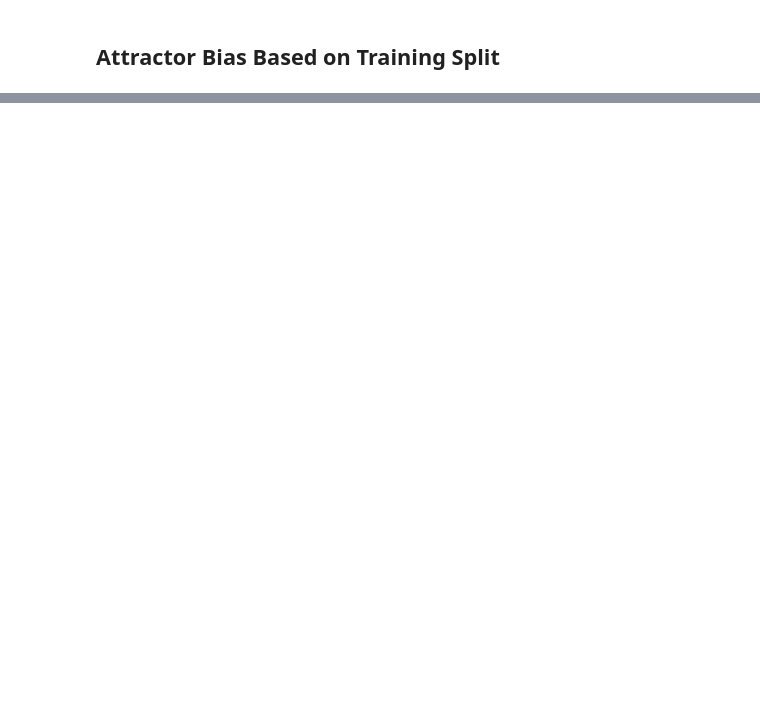
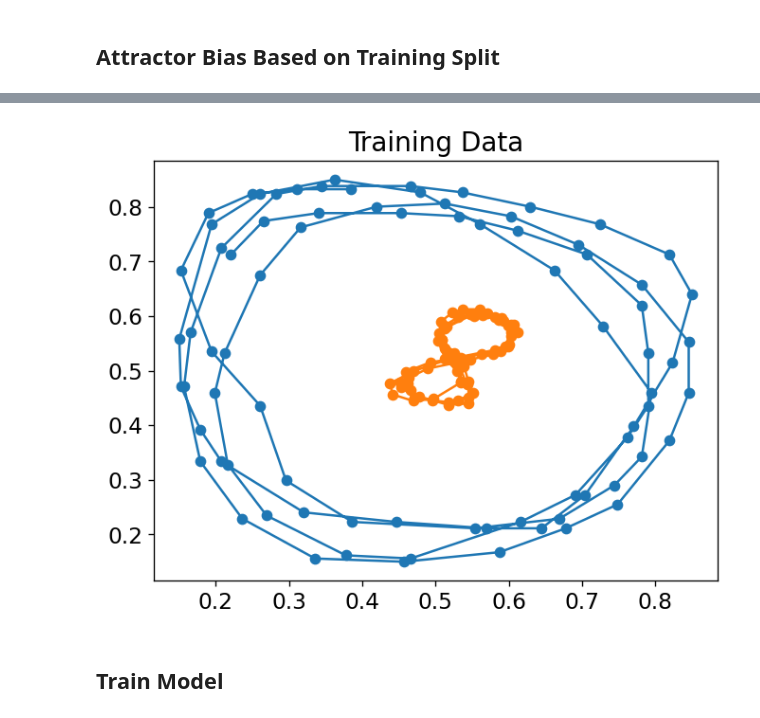
Before and after one commit to Jfeatherstone/ElmanNetwork, a Jupyter notebook: MultiAttractor.ipynb, the cells around one changed output, grey strips where cells are left out. Drawn from its saved outputs; the diff is of its cells as text; code cells hidden in the pictures; blank space fills up the shorter version.

```diff
--- a/MultiAttractor.ipynb
+++ b/MultiAttractor.ipynb
@@ -263,0 +324,22 @@ plt.show()
+# %%
+circleData = np.genfromtxt('data/mouse_circle_data.csv', delimiter=',')
+figureEightData = np.genfromtxt('data/mouse_figure_eight_data.csv', delimiter=',')
+
+dsFactor = 4
+
+# Put circle outside
+circleXArr = normalize(circleData[::dsFactor,0])
+circleYArr = normalize(circleData[::dsFactor,1])
+
+# Put figure eight inside
+feXArr = normalize(figureEightData[::dsFactor,0]) / 4 + .4
+feYArr = normalize(figureEightData[::dsFactor,1]) / 4 + .4
+
+plt.plot(circleXArr, circleYArr, '-o')
+plt.plot(feXArr, feYArr, '-o')
+plt.title('Training Data')
+plt.show()
+# %% [output]
+[figure, added]
+# %% [markdown]
+## Train Model
```
Also changed, not shown: parts of 25 cells of this notebook, 18 other files.
